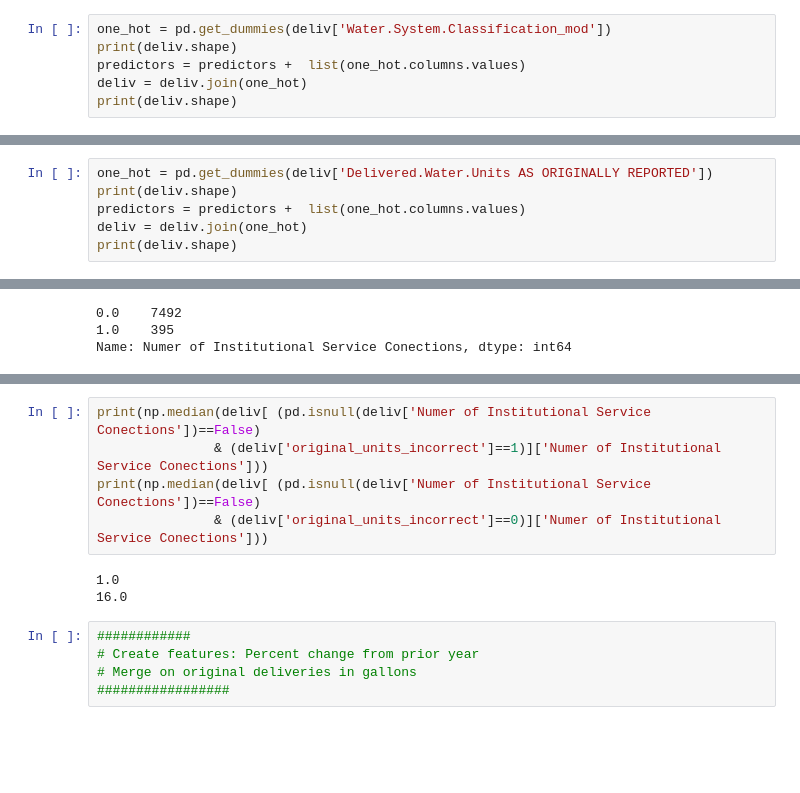
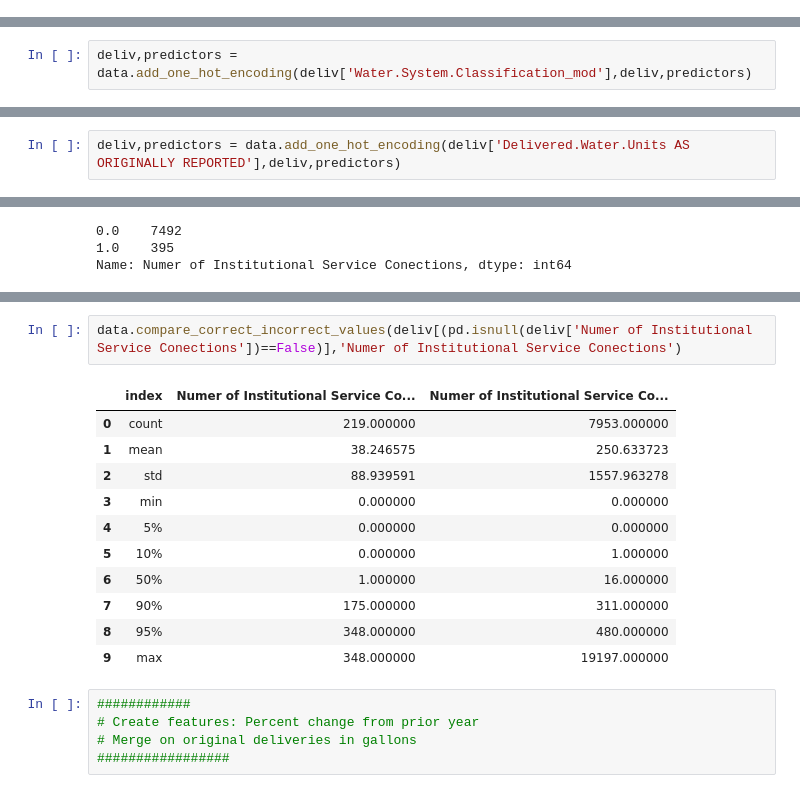
Before and after one commit to ozzysChiefDataScientist/water, a Jupyter notebook: notebooks/4_unit_correction_model.ipynb, the cells around one changed output, grey strips where cells are left out. Saved outputs shown, nothing was run; the diff lists cells and outputs as text; blank space fills up the shorter version.

```diff
--- a/notebooks/4_unit_correction_model.ipynb
+++ b/notebooks/4_unit_correction_model.ipynb
@@ -205,9 +157,3 @@ deliv[['Water.System.Classification','original_units_incorrect']].groupby(['Wate
 deliv['Water.System.Classification_mod'] = deliv['Water.System.Classification']
 deliv.loc[pd.isnull(deliv['Water.System.Classification']),'Water.System.Classification_mod'] = "NA"
 deliv.loc[deliv['Water.System.Classification_mod'].str.contains("Privately"),'Water.System.Classification_mod'] = "Private"
-# %%
-one_hot = pd.get_dummies(deliv['Water.System.Classification_mod'])
-print(deliv.shape)
-predictors = predictors +  list(one_hot.columns.values)
-deliv = deliv.join(one_hot)
-print(deliv.shape)
@@ -217,3 +160,5 @@ print(deliv.shape)
+# %%
+deliv,predictors = data.add_one_hot_encoding(deliv['Water.System.Classification_mod'],deliv,predictors)
 # %%
 ############
 # Create features: Original units reported
@@ -229,8 +174,4 @@ deliv[['Delivered.Water.Units AS ORIGINALLY REPORTED','original_units_incorrect'
 | 3 | MG | 0.035810 |
 | 1 | CCF | 0.073082 |
 # %%
-one_hot = pd.get_dummies(deliv['Delivered.Water.Units AS ORIGINALLY REPORTED'])
-print(deliv.shape)
-predictors = predictors +  list(one_hot.columns.values)
-deliv = deliv.join(one_hot)
-print(deliv.shape)
+deliv,predictors = data.add_one_hot_encoding(deliv['Delivered.Water.Units AS ORIGINALLY REPORTED'],deliv,predictors)
@@ -259,13 +198,19 @@ print(deliv.shape)
 (75625, 48)
 (75625, 49)
 # %%
-print(np.median(deliv[ (pd.isnull(deliv['Numer of Institutional Service Conections'])==False)
-               & (deliv['original_units_incorrect']==1)]['Numer of Institutional Service Conections']))
-print(np.median(deliv[ (pd.isnull(deliv['Numer of Institutional Service Conections'])==False)
-               & (deliv['original_units_incorrect']==0)]['Numer of Institutional Service Conections']))
+data.compare_correct_incorrect_values(deliv[(pd.isnull(deliv['Numer of Institutional Service Conections'])==False)],'Numer of Institutional Service Conections')
 # %% [output]
-1.0
-16.0
+|  | index | Numer of Institutional Service Co... | Numer of Institutional Service Co... |
+| 0 | count | 219.000000 | 7953.000000 |
+| 1 | mean | 38.246575 | 250.633723 |
+| 2 | std | 88.939591 | 1557.963278 |
+| 3 | min | 0.000000 | 0.000000 |
+| 4 | 5% | 0.000000 | 0.000000 |
+| 5 | 10% | 0.000000 | 1.000000 |
+| 6 | 50% | 1.000000 | 16.000000 |
+| 7 | 90% | 175.000000 | 311.000000 |
+| 8 | 95% | 348.000000 | 480.000000 |
+| 9 | max | 348.000000 | 19197.000000 |
 # %%
 ############
 # Create features: Percent change from prior year
```
Also changed, not shown: parts of 73 cells of this notebook, 4 other files.
